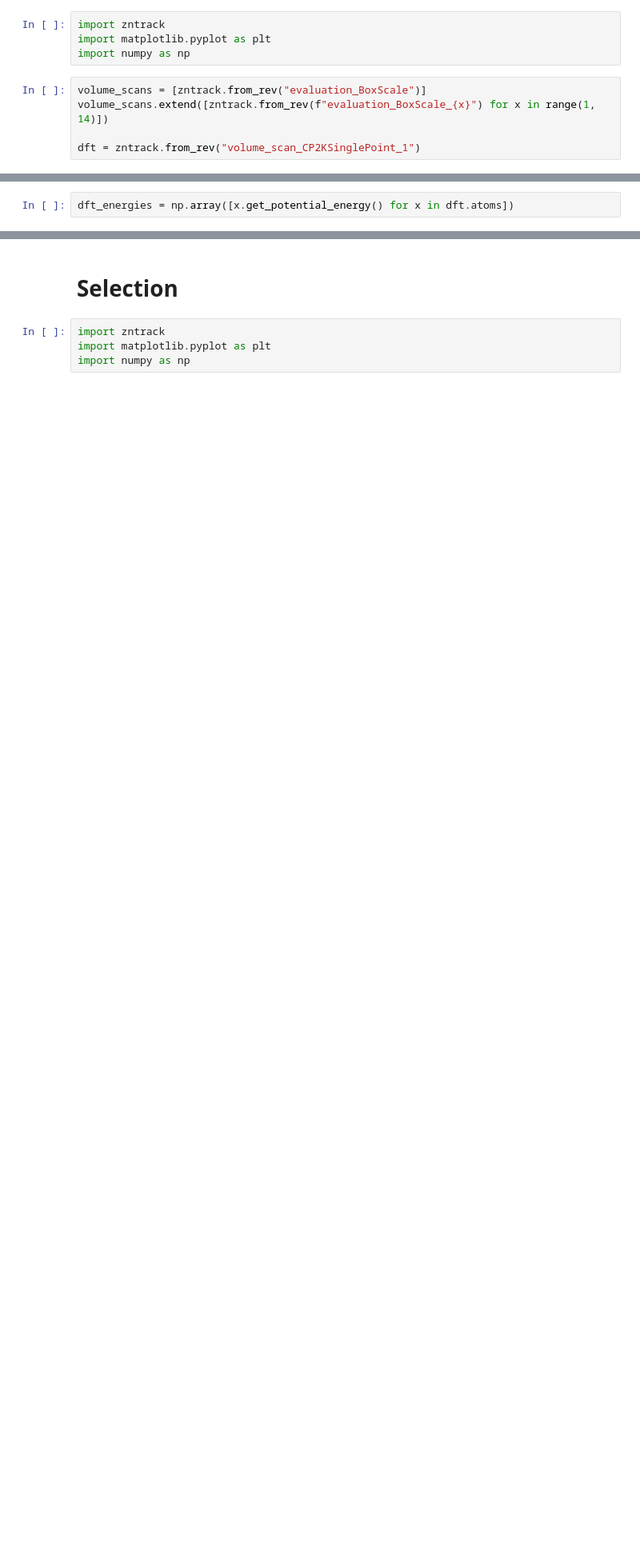
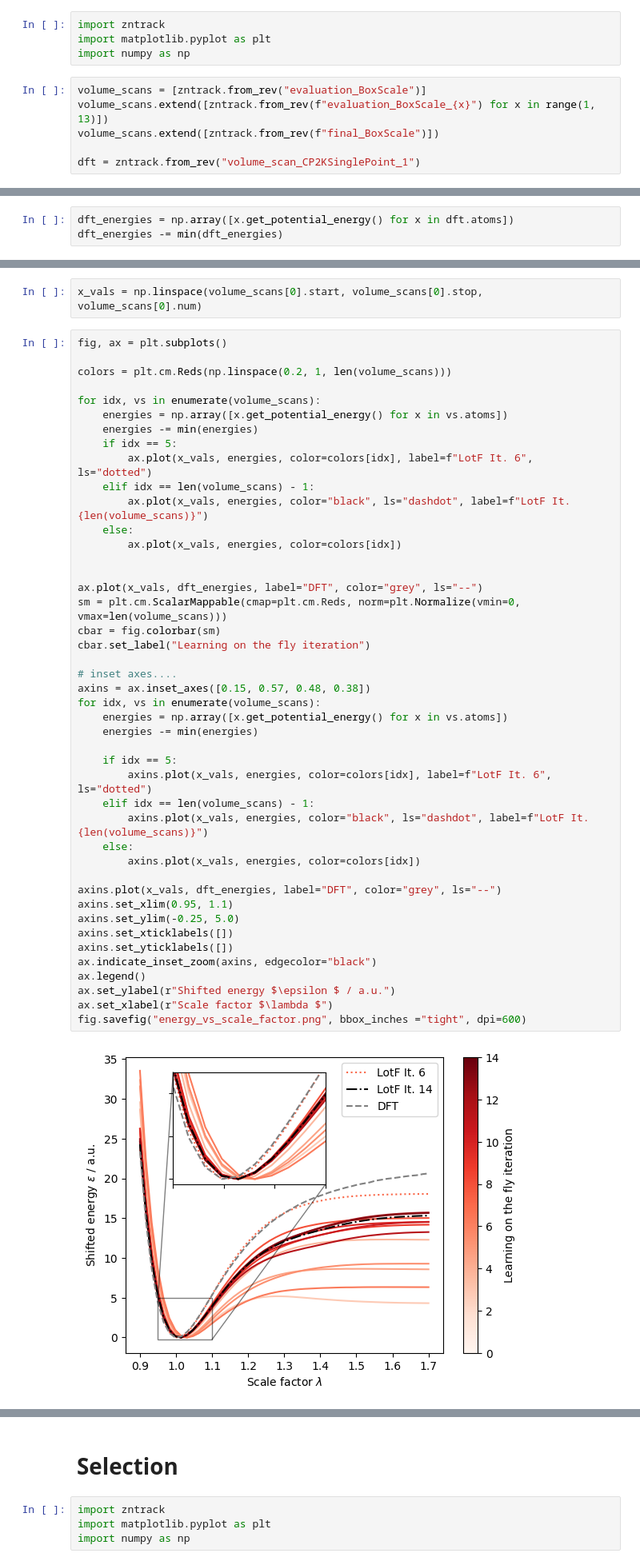
Before and after one commit to IPSProjects/DMSO, a Jupyter notebook: eval.ipynb, the cells around one changed output, grey strips where cells are left out. Shown: that part at 80% size. Drawn from its saved outputs; the diff is of its cells as text; blank space fills up the shorter version.

Commit message:
update volume scan

```diff
--- a/eval.ipynb
+++ b/eval.ipynb
@@ -4,7 +4,8 @@ import matplotlib.pyplot as plt
 import numpy as np
 # %%
 volume_scans = [zntrack.from_rev("evaluation_BoxScale")]
-volume_scans.extend([zntrack.from_rev(f"evaluation_BoxScale_{x}") for x in range(1, 14)])
+volume_scans.extend([zntrack.from_rev(f"evaluation_BoxScale_{x}") for x in range(1, 13)])
+volume_scans.extend([zntrack.from_rev(f"final_BoxScale")])
 
 dft = zntrack.from_rev("volume_scan_CP2KSinglePoint_1")
 # %% [output]
@@ -12,2 +13,3 @@ dft = zntrack.from_rev("volume_scan_CP2KSinglePoint_1")
 # %%
 dft_energies = np.array([x.get_potential_energy() for x in dft.atoms])
+dft_energies -= min(dft_energies)
@@ -46,0 +16,48 @@ ax.legend()
+# %%
+x_vals = np.linspace(volume_scans[0].start, volume_scans[0].stop, volume_scans[0].num)
+# %%
+fig, ax = plt.subplots()
+
+colors = plt.cm.Reds(np.linspace(0.2, 1, len(volume_scans)))
+
+for idx, vs in enumerate(volume_scans):
+    energies = np.array([x.get_potential_energy() for x in vs.atoms])
+    energies -= min(energies)
+    if idx == 5:
+        ax.plot(x_vals, energies, color=colors[idx], label=f"LotF It. 6", ls="dotted")
+    elif idx == len(volume_scans) - 1:
+        ax.plot(x_vals, energies, color="black", ls="dashdot", label=f"LotF It. {len(volume_scans)}")
+    else:
+        ax.plot(x_vals, energies, color=colors[idx])
+
+
+ax.plot(x_vals, dft_energies, label="DFT", color="grey", ls="--")
+sm = plt.cm.ScalarMappable(cmap=plt.cm.Reds, norm=plt.Normalize(vmin=0, vmax=len(volume_scans)))
+cbar = fig.colorbar(sm)
+cbar.set_label("Learning on the fly iteration")
+
+# inset axes....
+axins = ax.inset_axes([0.15, 0.57, 0.48, 0.38])
+for idx, vs in enumerate(volume_scans):
+    energies = np.array([x.get_potential_energy() for x in vs.atoms])
+    energies -= min(energies)
+
+    if idx == 5:
+        axins.plot(x_vals, energies, color=colors[idx], label=f"LotF It. 6", ls="dotted")
+    elif idx == len(volume_scans) - 1:
+        axins.plot(x_vals, energies, color="black", ls="dashdot", label=f"LotF It. {len(volume_scans)}")
+    else:
+        axins.plot(x_vals, energies, color=colors[idx])
+
+axins.plot(x_vals, dft_energies, label="DFT", color="grey", ls="--")
+axins.set_xlim(0.95, 1.1)
+axins.set_ylim(-0.25, 5.0)
+axins.set_xticklabels([])
+axins.set_yticklabels([])
+ax.indicate_inset_zoom(axins, edgecolor="black")
+ax.legend()
+ax.set_ylabel(r"Shifted energy $\epsilon $ / a.u.")
+ax.set_xlabel(r"Scale factor $\lambda $")
+fig.savefig("energy_vs_scale_factor.png", bbox_inches ="tight", dpi=600)
+# %% [output]
+[figure, added]
```
Also changed, not shown: parts of 10 cells of this notebook, 6 other files.
